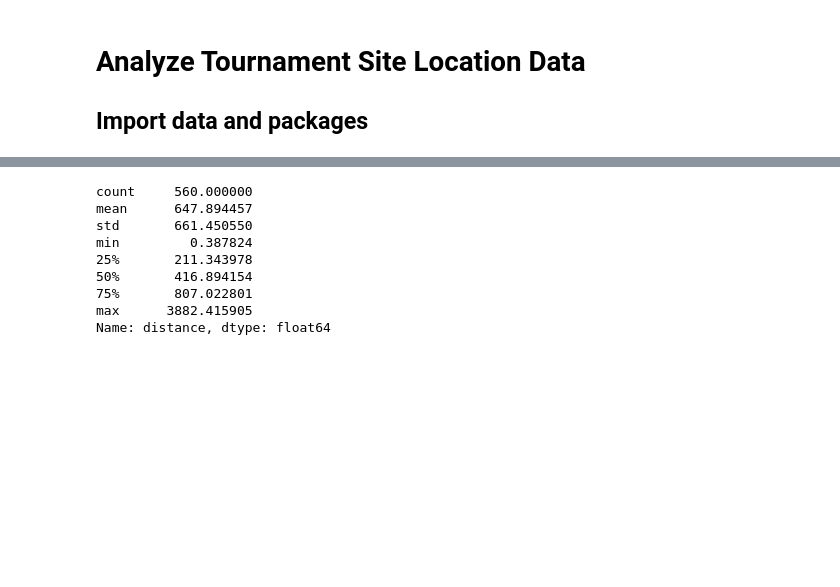
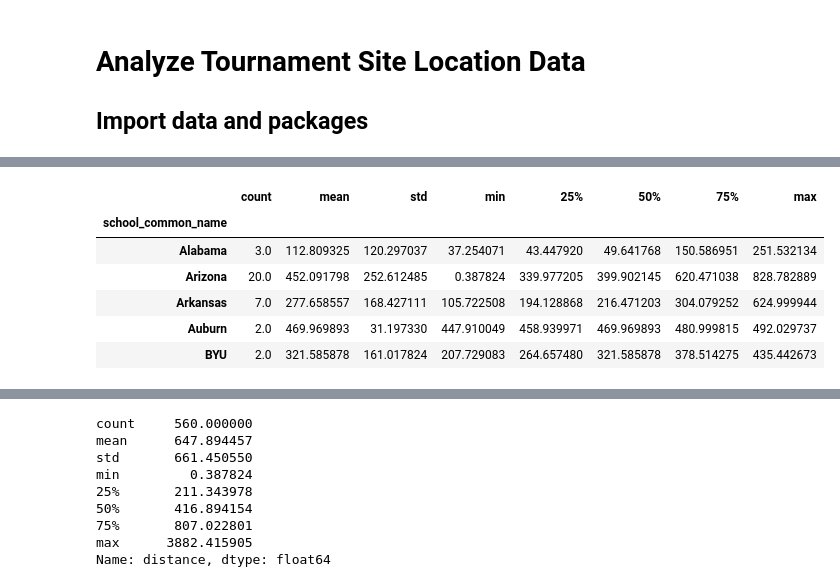
Before and after one commit to laurenoldham1202/final-project, a Jupyter notebook: notebooks/analysis.ipynb, the cells around one changed output, grey strips where cells are left out. Drawn from its saved outputs; the diff is of its cells as text; code cells hidden in the pictures; blank space fills up the shorter version.

```diff
--- a/notebooks/analysis.ipynb
+++ b/notebooks/analysis.ipynb
@@ -109,0 +46,15 @@ y['mean'].mean()
+# %%
+# group dataframe by schools and apply describe method
+schoolsWeighted = data.groupby('school_common_name').describe()
+
+# preserve the weighted distance aggregation only
+schoolsWtDistAgg = schoolsWeighted.weightedDist
+schoolsWtDistAgg.head()
+# %% [output]
+|  | count | mean | std | min | 25% | 50% | 75% | max |
+| school_common_name |  |  |  |  |  |  |  |  |
+| Alabama | 3.0 | 112.809325 | 120.297037 | 37.254071 | 43.447920 | 49.641768 | 150.586951 | 251.532134 |
+| Arizona | 20.0 | 452.091798 | 252.612485 | 0.387824 | 339.977205 | 399.902145 | 620.471038 | 828.782889 |
+| Arkansas | 7.0 | 277.658557 | 168.427111 | 105.722508 | 194.128868 | 216.471203 | 304.079252 | 624.999944 |
+| Auburn | 2.0 | 469.969893 | 31.197330 | 447.910049 | 458.939971 | 469.969893 | 480.999815 | 492.029737 |
+| BYU | 2.0 | 321.585878 | 161.017824 | 207.729083 | 264.657480 | 321.585878 | 378.514275 | 435.442673 |
```
Also changed, not shown: parts of 21 cells of this notebook, 8 other files.
